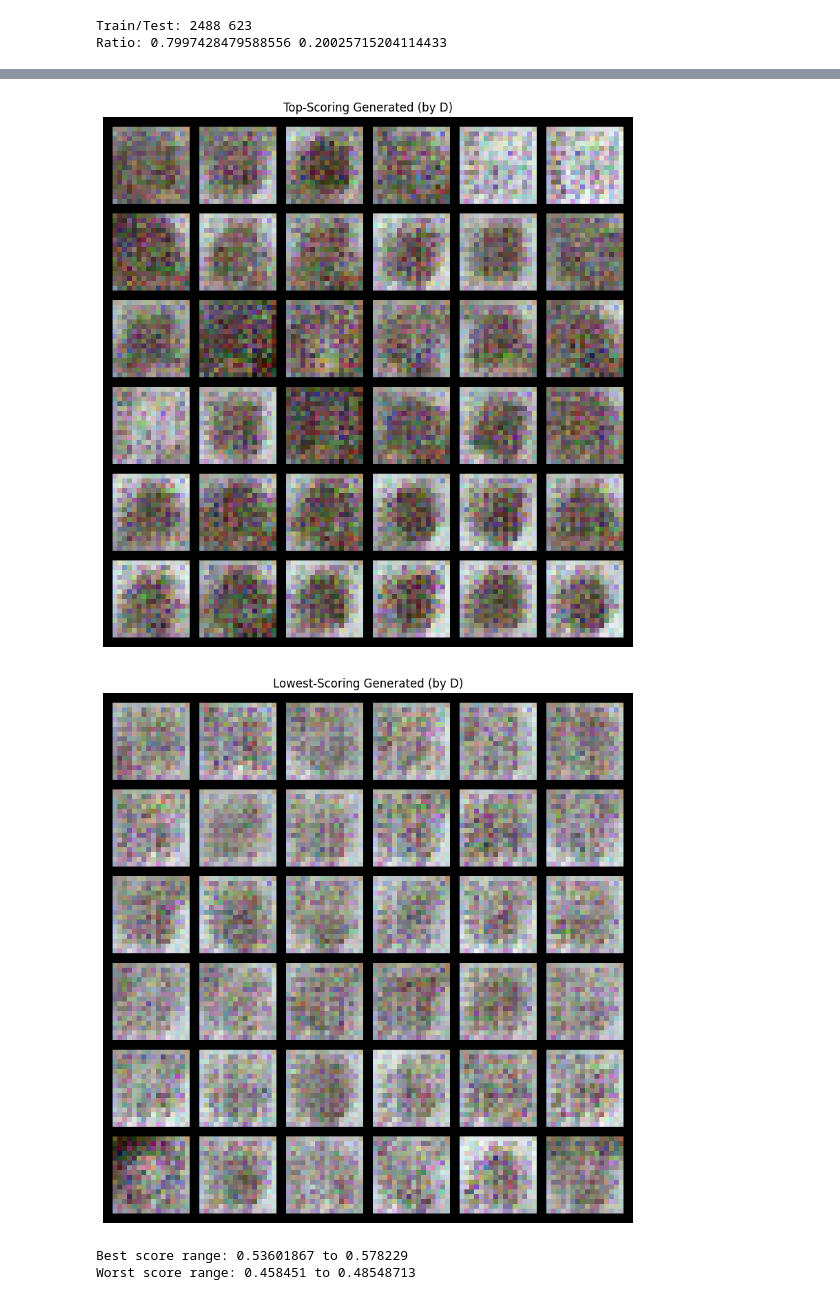
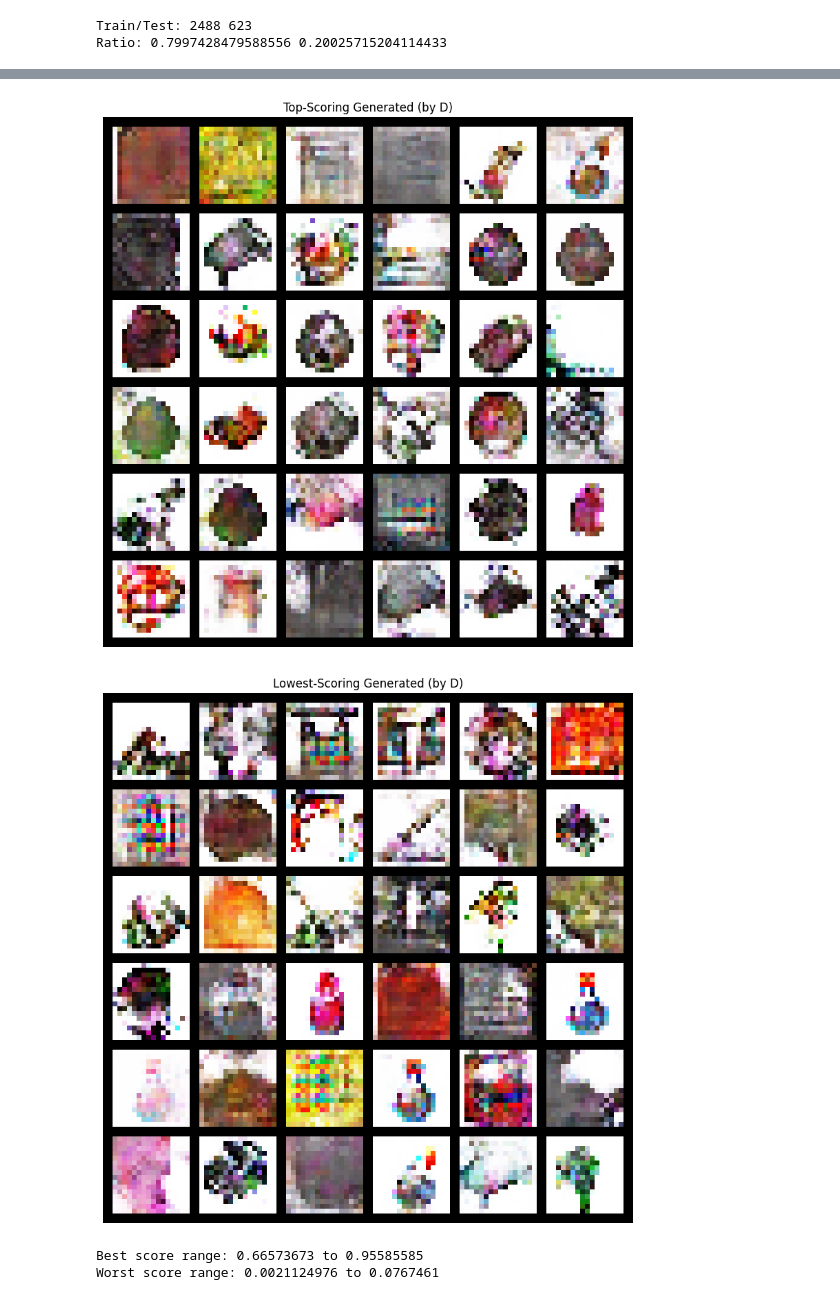
Before and after one commit to Pokeepic/Gen-AI-DL, a Jupyter notebook: dcgan-minecraft/minecraft_train_2nd_attempt.ipynb, the cells around one changed output, grey strips where cells are left out. Cells and saved outputs as stored; diff of their text form; code cells hidden in the pictures.

```diff
--- a/dcgan-minecraft/minecraft_train_2nd_attempt.ipynb
+++ b/dcgan-minecraft/minecraft_train_2nd_attempt.ipynb
@@ -42,7 +42,7 @@ batch_size = 64
 nc = 3
 
 # Size of z latent vector (i.e. size of generator input)
-z_dim = 100
+z_dim = 32
 
 # Number of training epochs
 num_epochs = 100
@@ -337,7 +337,7 @@ def augment_image(img, apply_augmentation_prob=0.6):
     if np.random.rand() > apply_augmentation_prob:
         return img  # Return original image
 
-    # Random horizontal flip (50% chance)
+    '''# Random horizontal flip (50% chance)
     if np.random.rand() > 0.5:
         img = img.transpose(Image.FLIP_LEFT_RIGHT)
 
@@ -349,7 +349,7 @@ def augment_image(img, apply_augmentation_prob=0.6):
     if np.random.rand() > 0.25:
         rotation = np.random.choice([0, 90, 180, 270])
         if rotation > 0:
-            img = img.rotate(rotation)
+            img = img.rotate(rotation)'''
 
     # Random brightness adjustment (60% chance)
     if np.random.rand() > 0.4:
@@ -664,8 +664,8 @@ Discriminator(
 ### Loss Function and Optimizers
 # %%
 # Learning rate for optimizers
-lrD = 5e-3
-lrG = 7e-3
+lrD = 0.0001
+lrG = 0.0002
 
 # Beta1 hyperparameter for Adam optimizers
 beta1 = 0.5
@@ -951,35 +953,35 @@ Cohen's d (real - fake): -1.8982025
 # %%
 @torch.no_grad()
-def sample_fake_with_scores(netG, n=512, nz=64):
+def sample_fake_with_scores(netG, n=512, nz=z_dim):
     z = torch.randn(n, nz, 1, 1, device=device)
     fake = netG(z)
     s = netD(fake).view(n, -1).mean(dim=1).cpu().numpy()
     return fake.cpu(), s
 
-fake_imgs, fake_s = sample_fake_with_scores(netG, n=512, nz=64)
+fake_imgs, fake_s = sample_fake_with_scores(netG, n=512, nz=z_dim)
 
 best_idx  = np.argsort(fake_s)[-36:]
 worst_idx = np.argsort(fake_s)[:36]
 
 grid_best  = vutils.make_grid(fake_imgs[best_idx],  nrow=6, normalize=True)
 grid_worst = vutils.make_grid(fake_imgs[worst_idx], nrow=6, normalize=True)
 
 plt.figure(figsize=(10,10))
 plt.imshow(np.transpose(grid_best.numpy(), (1,2,0)))
 plt.axis("off")
 plt.title("Top-Scoring Generated (by D)")
 plt.show()
 
 plt.figure(figsize=(10,10))
 plt.imshow(np.transpose(grid_worst.numpy(), (1,2,0)))
 plt.axis("off")
 plt.title("Lowest-Scoring Generated (by D)")
 plt.show()
 
 print("Best score range:", fake_s[best_idx].min(), "to", fake_s[best_idx].max())
 print("Worst score range:", fake_s[worst_idx].min(), "to", fake_s[worst_idx].max())
 # %% [output]
-[figure, old version]
+[figure, new version]
-[figure, old version]
+[figure, new version]
-Best score range: 0.53601867 to 0.578229
-Worst score range: 0.458451 to 0.48548713
+Best score range: 0.66573673 to 0.95585585
+Worst score range: 0.0021124976 to 0.0767461
```
Also changed, not shown: parts of 10 cells of this notebook, 2 other files.
